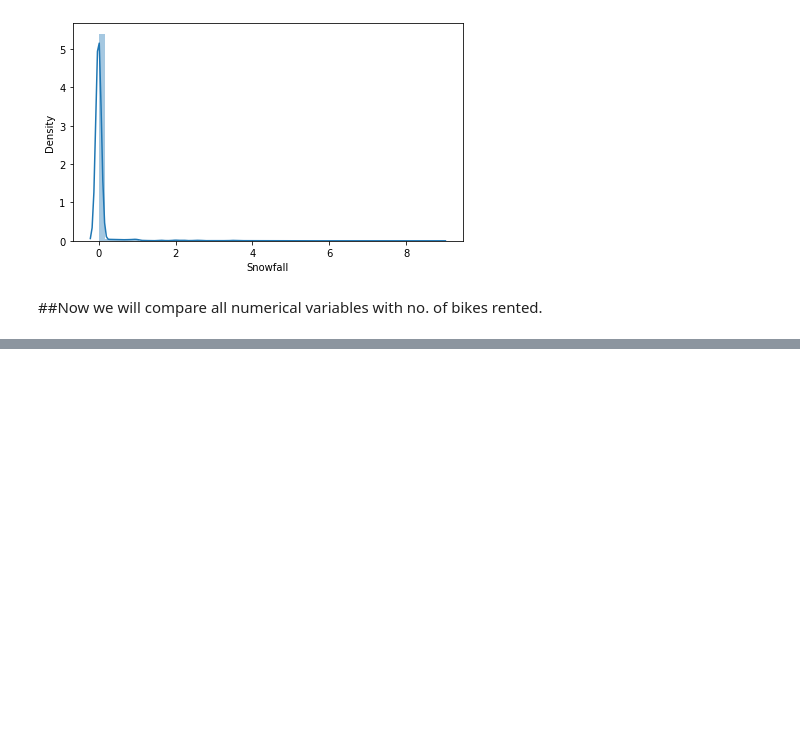
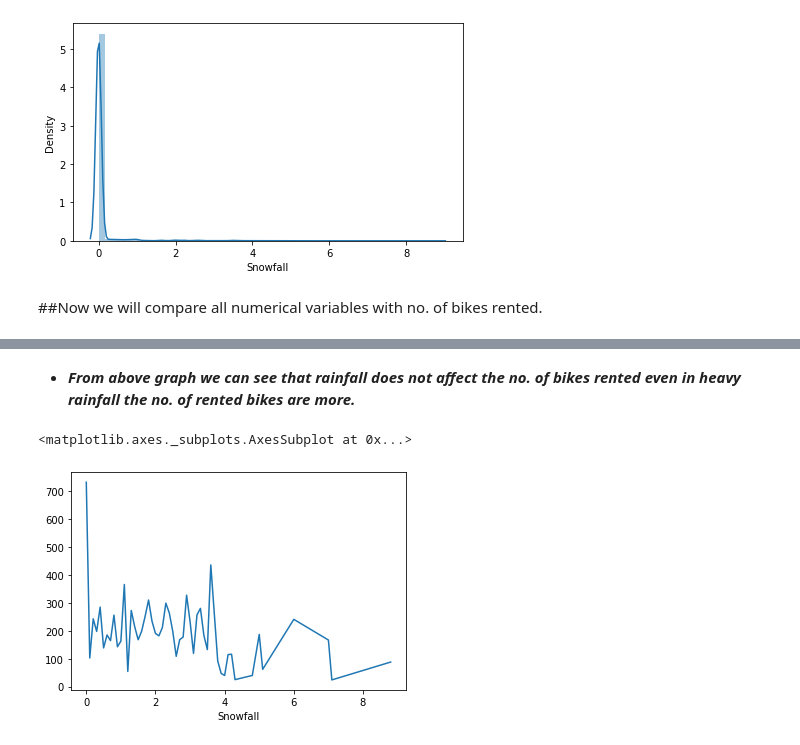
Before and after one commit to shubham-jindal/Bike-Sharing-Demand-Prediction, a Jupyter notebook: Bike_Sharing_Demand_Prediction_Capstone_Project.ipynb, the cells around one changed output, grey strips where cells are left out. Saved outputs shown, nothing was run; the diff lists cells and outputs as text; code cells hidden in the pictures; blank space fills up the shorter version.

```diff
--- a/Bike_Sharing_Demand_Prediction_Capstone_Project.ipynb
+++ b/Bike_Sharing_Demand_Prediction_Capstone_Project.ipynb
@@ -423,0 +432,8 @@ plt.show()
+# %% [markdown]
+* ***From above graph we can see that rainfall does not affect the no. of bikes rented even in heavy rainfall the no. of rented bikes are more.***
+# %%
+#Comparison between snowfall and rented bikes.
+df.groupby('Snowfall').mean()['Rented_Bike_Count'].plot()
+# %% [output]
+<matplotlib.axes._subplots.AxesSubplot at 0x...>
+[figure, added]
```
Also changed, not shown: parts of 39 cells of this notebook.
